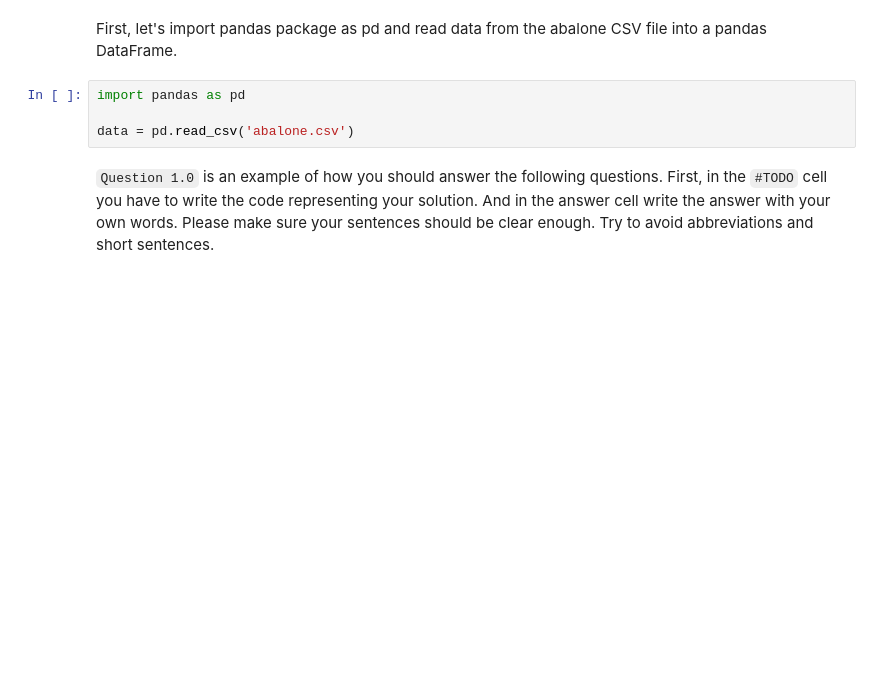
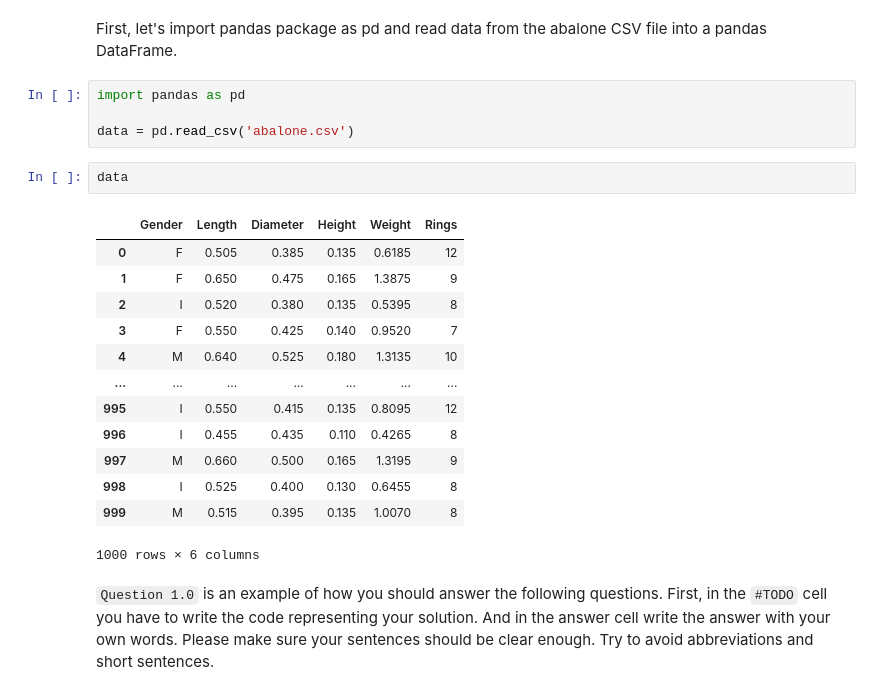
Before and after one commit to Sulaiman29/BDA_HW1, a Jupyter notebook: BDA2025Spring_HW1.ipynb, the cells around one changed output. Saved outputs shown, nothing was run; the diff lists cells and outputs as text; blank space fills up the shorter version.

```diff
--- a/BDA2025Spring_HW1.ipynb
+++ b/BDA2025Spring_HW1.ipynb
@@ -61,6 +66,22 @@ First, let's import pandas package as pd and read data from the abalone CSV file
 import pandas as pd
 
 data = pd.read_csv('abalone.csv')
+# %%
+data
+# %% [output]
+|  | Gender | Length | Diameter | Height | Weight | Rings |
+| 0 | F | 0.505 | 0.385 | 0.135 | 0.6185 | 12 |
+| 1 | F | 0.650 | 0.475 | 0.165 | 1.3875 | 9 |
+| 2 | I | 0.520 | 0.380 | 0.135 | 0.5395 | 8 |
+| 3 | F | 0.550 | 0.425 | 0.140 | 0.9520 | 7 |
+| 4 | M | 0.640 | 0.525 | 0.180 | 1.3135 | 10 |
+| ... | ... | ... | ... | ... | ... | ... |
+| 995 | I | 0.550 | 0.415 | 0.135 | 0.8095 | 12 |
+| 996 | I | 0.455 | 0.435 | 0.110 | 0.4265 | 8 |
+| 997 | M | 0.660 | 0.500 | 0.165 | 1.3195 | 9 |
+| 998 | I | 0.525 | 0.400 | 0.130 | 0.6455 | 8 |
+| 999 | M | 0.515 | 0.395 | 0.135 | 1.0070 | 8 |
+1000 rows × 6 columns
 # %% [markdown]
 `Question 1.0` is an example of how you should answer the following questions. First, in the `#TODO` cell you have to write the code representing your solution. And in the answer cell write the answer with your own words. Please make sure your sentences should be clear enough. Try to avoid abbreviations and short sentences.
 # %% [markdown]
```
Also changed, not shown: parts of 3 cells of this notebook.
